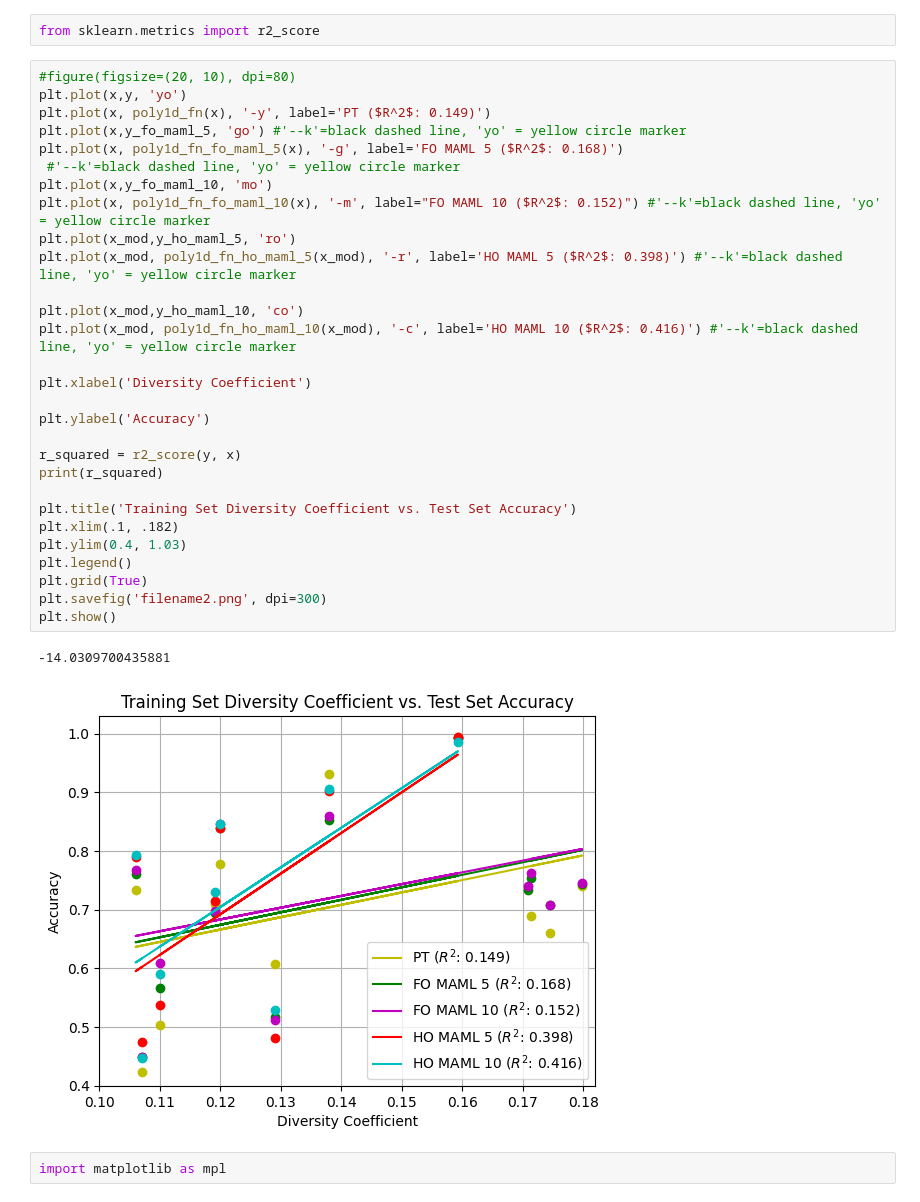
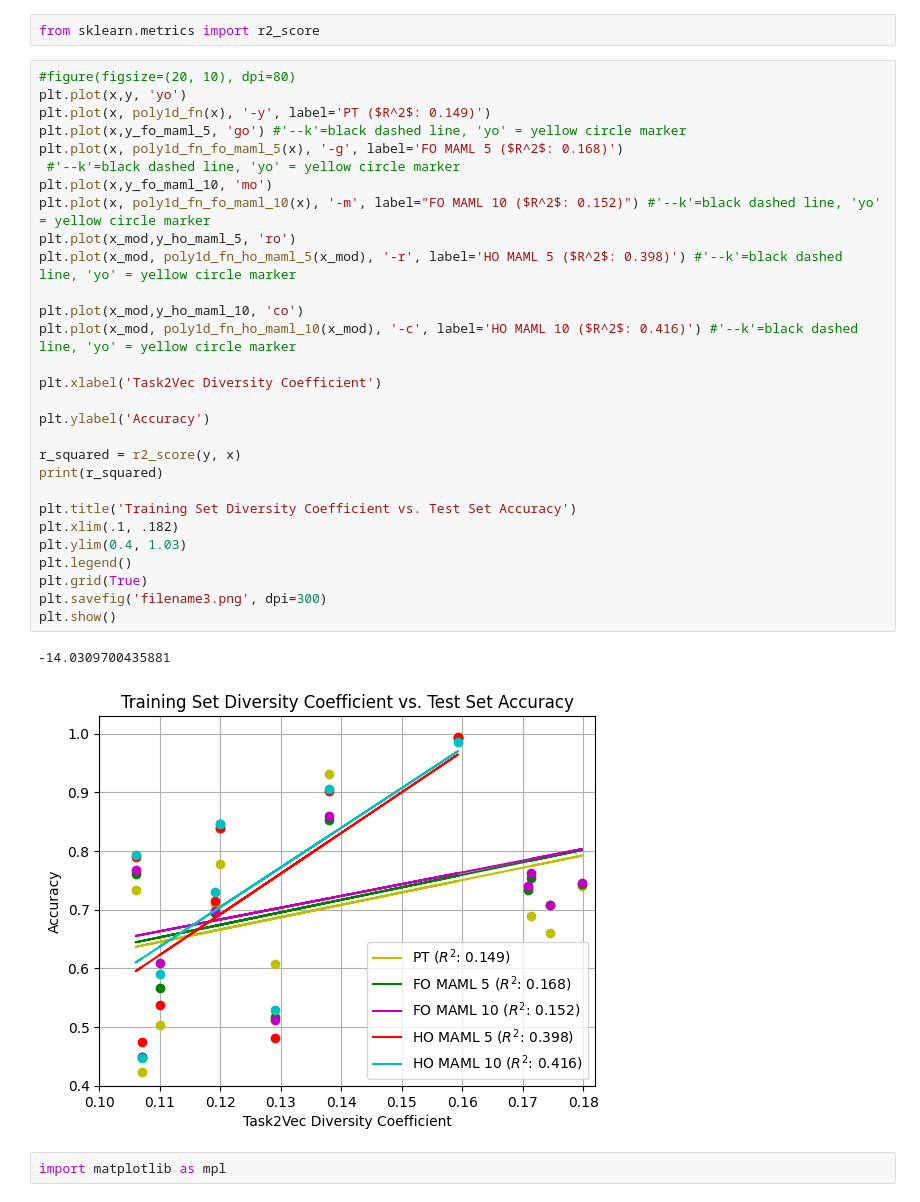
Before and after one commit to kaselva/dmlr, a Jupyter notebook: cs330.ipynb, the cells around one changed output. Saved outputs shown, nothing was run; the diff lists cells and outputs as text.

```diff
--- a/cs330.ipynb
+++ b/cs330.ipynb
@@ -193,35 +193,35 @@ from sklearn.metrics import r2_score
 # %%
 #figure(figsize=(20, 10), dpi=80)
 plt.plot(x,y, 'yo')
 plt.plot(x, poly1d_fn(x), '-y', label='PT ($R^2$: 0.149)')
 plt.plot(x,y_fo_maml_5, 'go') #'--k'=black dashed line, 'yo' = yellow circle marker
 plt.plot(x, poly1d_fn_fo_maml_5(x), '-g', label='FO MAML 5 ($R^2$: 0.168)')
  #'--k'=black dashed line, 'yo' = yellow circle marker
 plt.plot(x,y_fo_maml_10, 'mo')
 plt.plot(x, poly1d_fn_fo_maml_10(x), '-m', label="FO MAML 10 ($R^2$: 0.152)") #'--k'=black dashed line, 'yo' = yellow circle marker
 plt.plot(x_mod,y_ho_maml_5, 'ro')
 plt.plot(x_mod, poly1d_fn_ho_maml_5(x_mod), '-r', label='HO MAML 5 ($R^2$: 0.398)') #'--k'=black dashed line, 'yo' = yellow circle marker
 
 plt.plot(x_mod,y_ho_maml_10, 'co')
 plt.plot(x_mod, poly1d_fn_ho_maml_10(x_mod), '-c', label='HO MAML 10 ($R^2$: 0.416)') #'--k'=black dashed line, 'yo' = yellow circle marker
 
-plt.xlabel('Diversity Coefficient')
+plt.xlabel('Task2Vec Diversity Coefficient')
 
 plt.ylabel('Accuracy')
 
 r_squared = r2_score(y, x)
 print(r_squared)
 
 plt.title('Training Set Diversity Coefficient vs. Test Set Accuracy')
 plt.xlim(.1, .182)
 plt.ylim(0.4, 1.03)
 plt.legend()
 plt.grid(True)
-plt.savefig('filename2.png', dpi=300)
+plt.savefig('filename3.png', dpi=300)
 plt.show()
 # %% [output]
 -14.0309700435881
-[figure, old version]
+[figure, new version]
 # %%
 import matplotlib as mpl
 # %%
```
Also changed, not shown: parts of 1 cell of this notebook.
